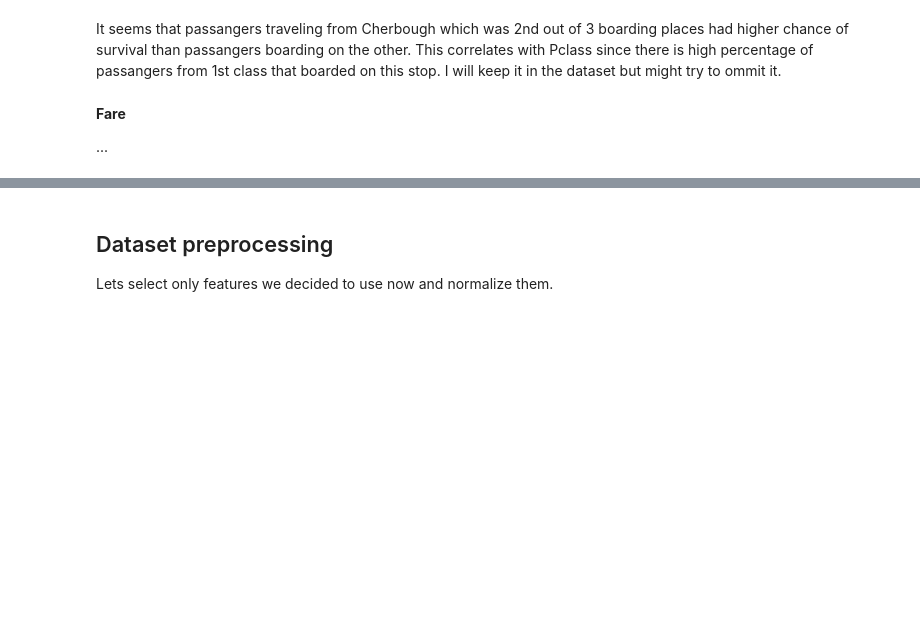
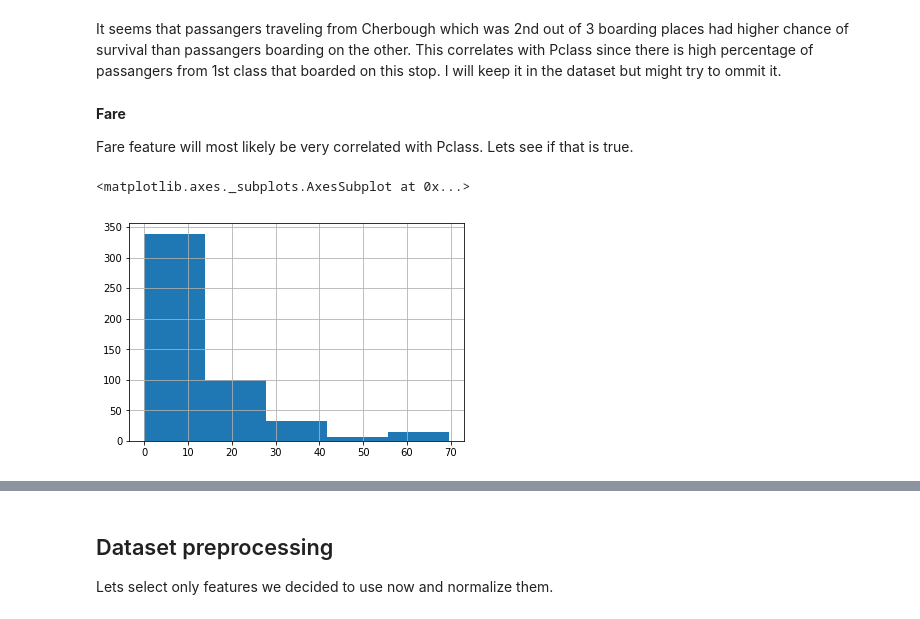
Before and after one commit to Tommzs/kaggle_titanic, a Jupyter notebook: kaggle_titanic.ipynb, the cells around one changed output, grey strips where cells are left out. Drawn from its saved outputs; the diff is of its cells as text; code cells hidden in the pictures; blank space fills up the shorter version.

```diff
--- a/kaggle_titanic.ipynb
+++ b/kaggle_titanic.ipynb
@@ -201,7 +203,12 @@ S         1         127
 Name: Pclass, dtype: int64
 # %% [markdown]
 It seems that passangers traveling from Cherbough which was 2nd out of 3 boarding places had higher chance of survival than passangers boarding on the other. This correlates with Pclass since there is high percentage of passangers from 1st class that boarded on this stop. I will keep it in the dataset but might try to ommit it.
-# %% [markdown]
-**Fare**
-
-...
+# %% [markdown]
+**Fare**
+
+Fare feature will most likely be very correlated with Pclass. Lets see if that is true.
+# %%
+dataset[dataset["Pclass"]==3]["Fare"].hist(bins=5)
+# %% [output]
+<matplotlib.axes._subplots.AxesSubplot at 0x...>
+[figure, added]
```
Also changed, not shown: parts of 12 cells of this notebook.
